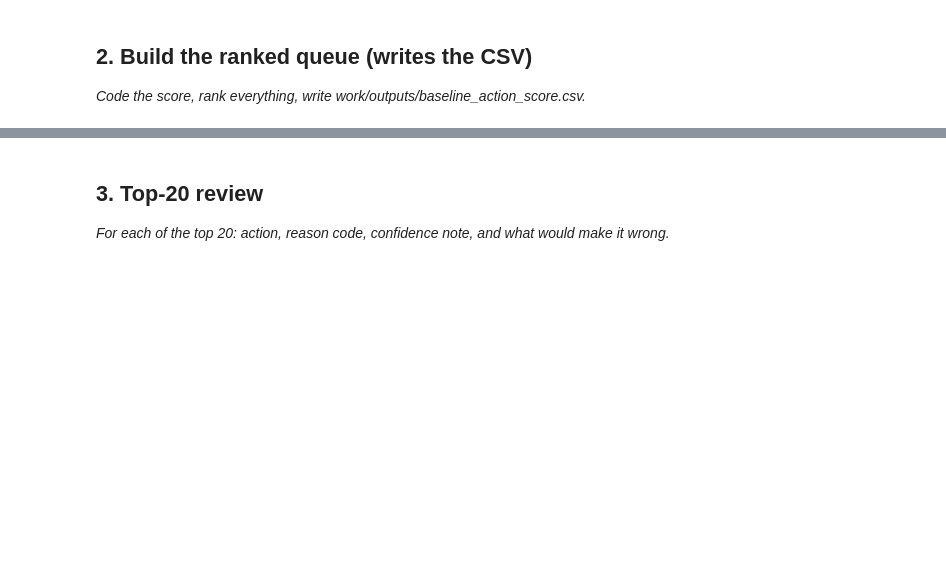
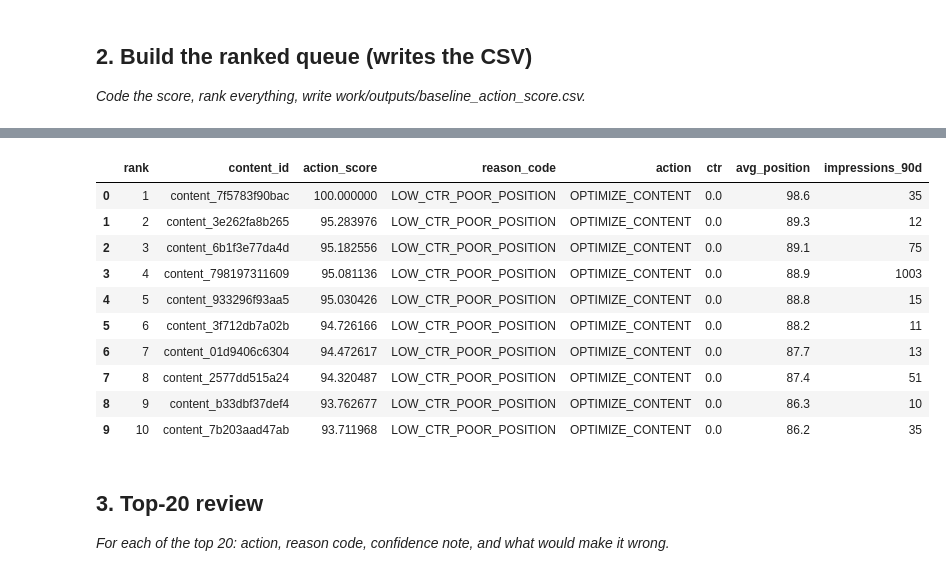
Before and after one commit to farankhandev/flyrank-ml-internship, a Jupyter notebook: work/notebooks/w04_baseline_score.ipynb, the cells around one changed output, grey strips where cells are left out. Cells and saved outputs as stored; diff of their text form; code cells hidden in the pictures; blank space fills up the shorter version.

```diff
--- a/work/notebooks/w04_baseline_score.ipynb
+++ b/work/notebooks/w04_baseline_score.ipynb
@@ -14,3 +75,87 @@ This skeleton is yours to fill. Work the sections **in order** — each one has
 ## 2. Build the ranked queue (writes the CSV)
 
 *Code the score, rank everything, write work/outputs/baseline_action_score.csv.*
+# %%
+import pandas as pd
+import os
+
+df = pd.read_csv("data/raw/content_refresh_anonymized.csv")
+
+# Only keep pages with at least 10 impressions
+df = df[df["impressions_90d"] >= 10]
+ctr_score = 1 - (
+    (df["ctr"] - df["ctr"].min()) /
+    (df["ctr"].max() - df["ctr"].min())
+)
+
+# Poor average position -> higher score
+position_score = (
+    (df["avg_position"] - df["avg_position"].min()) /
+    (df["avg_position"].max() - df["avg_position"].min())
+)
+
+# Final score
+df["action_score"] = (
+    ctr_score * 50 +
+    position_score * 50
+)
+
+
+
+
+def get_reason(row):
+    reasons = []
+
+    if row["ctr"] < df["ctr"].median():
+        reasons.append("LOW_CTR")
+
+    if row["avg_position"] > df["avg_position"].median():
+        reasons.append("POOR_POSITION")
+
+    return "_".join(reasons) if reasons else "NO_SIGNAL"
+
+df["reason_code"] = df.apply(get_reason, axis=1)
+
+# Action label
+df["action"] = "OPTIMIZE_CONTENT"
+
+# ----------------------------
+# Rank pages
+# ----------------------------
+
+baseline_queue = (
+    df.sort_values("action_score", ascending=False)
+      .reset_index(drop=True)
+)
+
+baseline_queue["rank"] = baseline_queue.index + 1
+
+# Keep useful columns
+baseline_queue = baseline_queue[
+    [
+        "rank",
+        "content_id",
+        "action_score",
+        "reason_code",
+        "action",
+        "ctr",
+        "avg_position",
+        "impressions_90d"
+    ]
+]
+
+# ----------------------------
+# Save CSV
+# ----------------------------
+
+os.makedirs("work/outputs", exist_ok=True)
+
+baseline_queue.to_csv(
+    "work/outputs/baseline_action_score.csv",
+    index=False
+)
+
+print("CSV saved successfully!")
+
+baseline_queue.head(10)
+# %% [output]
@@ -17,3 +163,14 @@ This skeleton is yours to fill. Work the sections **in order** — each one has
+|  | rank | content_id | action_score | reason_code | action | ctr | avg_position | impressions_90d |
+| 0 | 1 | content_7f5783f90bac | 100.000000 | LOW_CTR_POOR_POSITION | OPTIMIZE_CONTENT | 0.0 | 98.6 | 35 |
+| 1 | 2 | content_3e262fa8b265 | 95.283976 | LOW_CTR_POOR_POSITION | OPTIMIZE_CONTENT | 0.0 | 89.3 | 12 |
+| 2 | 3 | content_6b1f3e77da4d | 95.182556 | LOW_CTR_POOR_POSITION | OPTIMIZE_CONTENT | 0.0 | 89.1 | 75 |
+| 3 | 4 | content_798197311609 | 95.081136 | LOW_CTR_POOR_POSITION | OPTIMIZE_CONTENT | 0.0 | 88.9 | 1003 |
+| 4 | 5 | content_933296f93aa5 | 95.030426 | LOW_CTR_POOR_POSITION | OPTIMIZE_CONTENT | 0.0 | 88.8 | 15 |
+| 5 | 6 | content_3f712db7a02b | 94.726166 | LOW_CTR_POOR_POSITION | OPTIMIZE_CONTENT | 0.0 | 88.2 | 11 |
+| 6 | 7 | content_01d9406c6304 | 94.472617 | LOW_CTR_POOR_POSITION | OPTIMIZE_CONTENT | 0.0 | 87.7 | 13 |
+| 7 | 8 | content_2577dd515a24 | 94.320487 | LOW_CTR_POOR_POSITION | OPTIMIZE_CONTENT | 0.0 | 87.4 | 51 |
+| 8 | 9 | content_b33dbf37def4 | 93.762677 | LOW_CTR_POOR_POSITION | OPTIMIZE_CONTENT | 0.0 | 86.3 | 10 |
+| 9 | 10 | content_7b203aad47ab | 93.711968 | LOW_CTR_POOR_POSITION | OPTIMIZE_CONTENT | 0.0 | 86.2 | 35 |
 # %% [markdown]
 ## 3. Top-20 review
 
```
Also changed, not shown: parts of 11 cells of this notebook.
